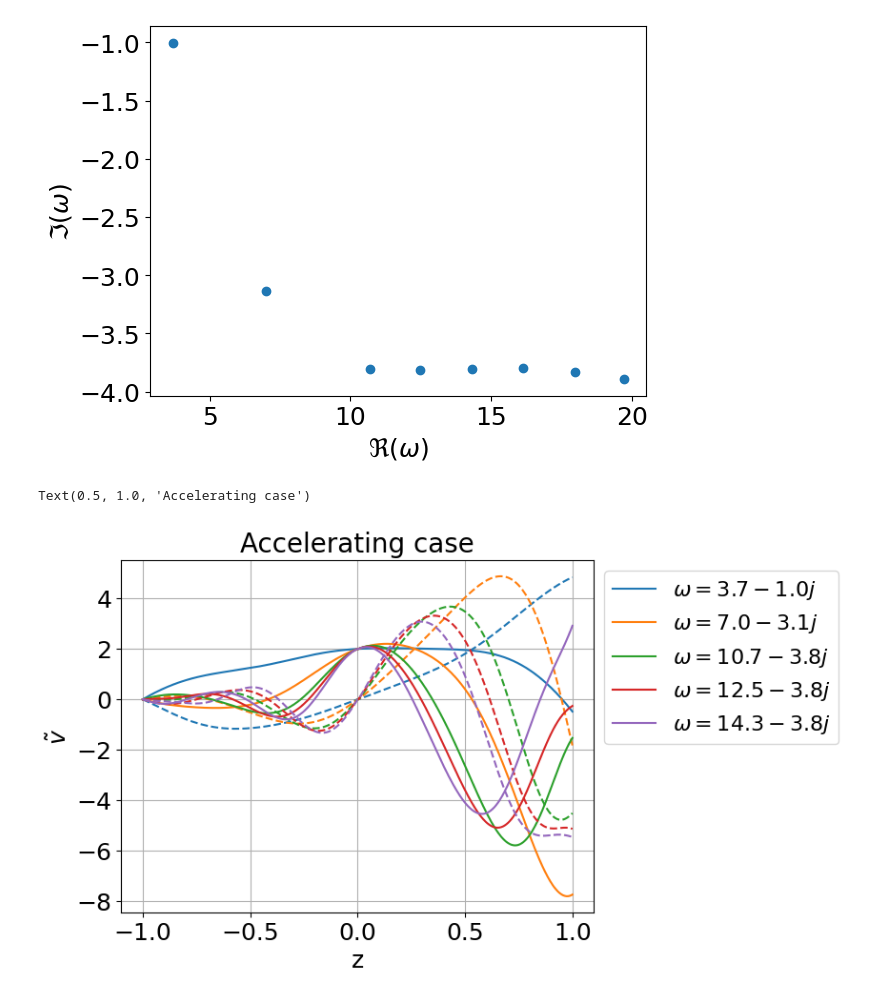
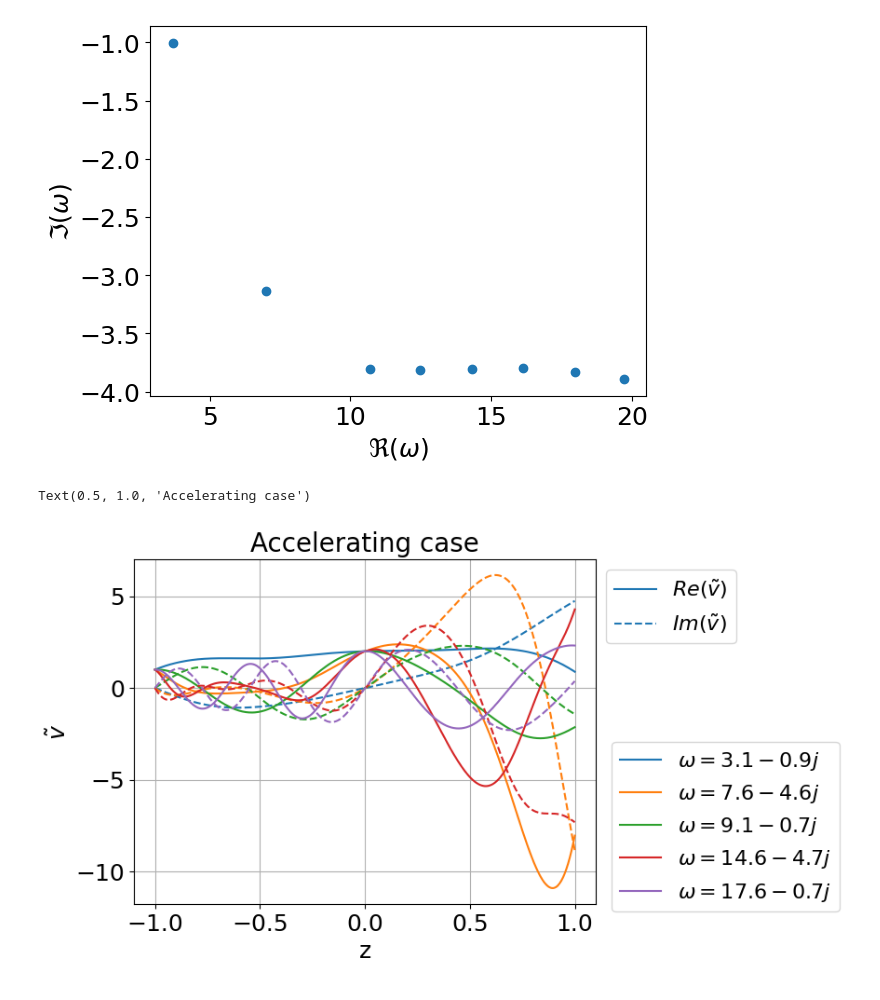
Before and after one commit to HuntFeng/magnetic-nozzle-spectral-instability, a Jupyter notebook: singular-perturbation.ipynb, the cells around one changed output. Cells and saved outputs as stored; diff of their text form; code cells hidden in the pictures.

```diff
--- a/singular-perturbation.ipynb
+++ b/singular-perturbation.ipynb
@@ -114,7 +114,7 @@ def shooting(omega: np.array):
     y0 = np.array([c0, c1])
     y = RK4(f, z_arr, y0, params, return_array=False)
     # we want y[0].real = y[0].imag = 0
-    return [y[0].real, y[0].imag]
+    return [y[0].real - 1, y[0].imag]
 # %%
 omegas = []
 for real_part in tqdm(range(0, 22, 2)):
@@ -132,20 +132,23 @@ ax = nozzle.plot_eigenvalues()
 # %% [output]
 [figure]
 # %%
+fig, ax = plt.subplots()
 z_left = x[x<=0][::-1]
 z_right = x[x>0]
 z = x
 for omega in omegas[:5]:
     y_left = ivp(z_left, omega)
     y_right = ivp(z_right, omega)
     v = np.concatenate([y_left[0][::-1], y_right[0]])
     line = plt.plot(z, v.real, label=f"$\omega={omega:.1f}$")
     plt.plot(z, v.imag, "--", color=line[0]._color)
 plt.grid()
 plt.xlabel("z")
 plt.ylabel("$\\tilde{v}$")
-plt.legend(bbox_to_anchor=(1,1))
+legend = plt.legend(["$Re(\\tilde{v})$", "$Im(\\tilde{v})$"], bbox_to_anchor=(1,1))
+plt.legend(bbox_to_anchor=(1.55,0.5))
+fig.add_artist(legend)
 plt.title("Accelerating case")
 # %% [output]
 Text(0.5, 1.0, 'Accelerating case')
-[figure, old version]
+[figure, new version]
```
Also changed, not shown: 30 other files.
